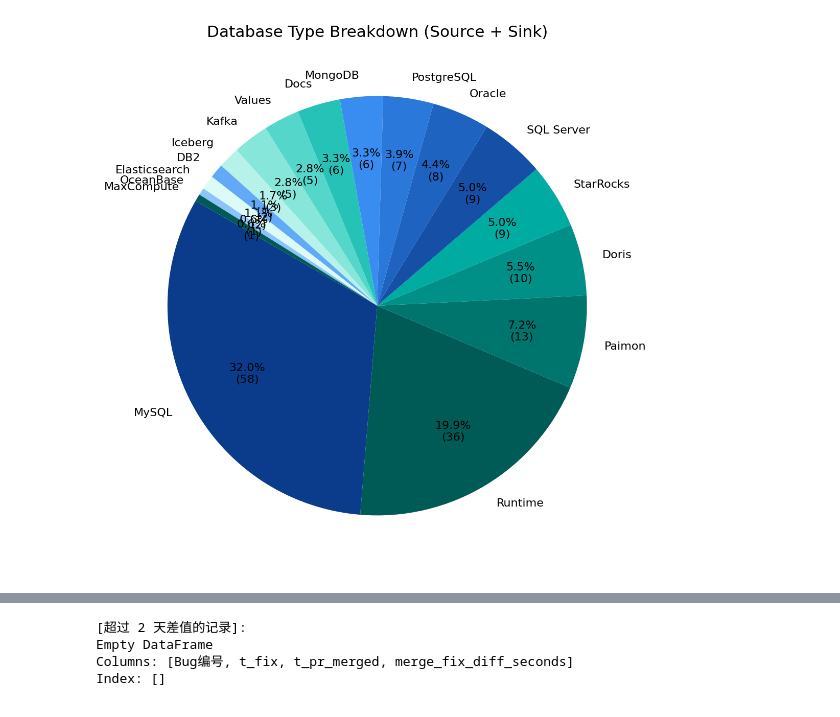
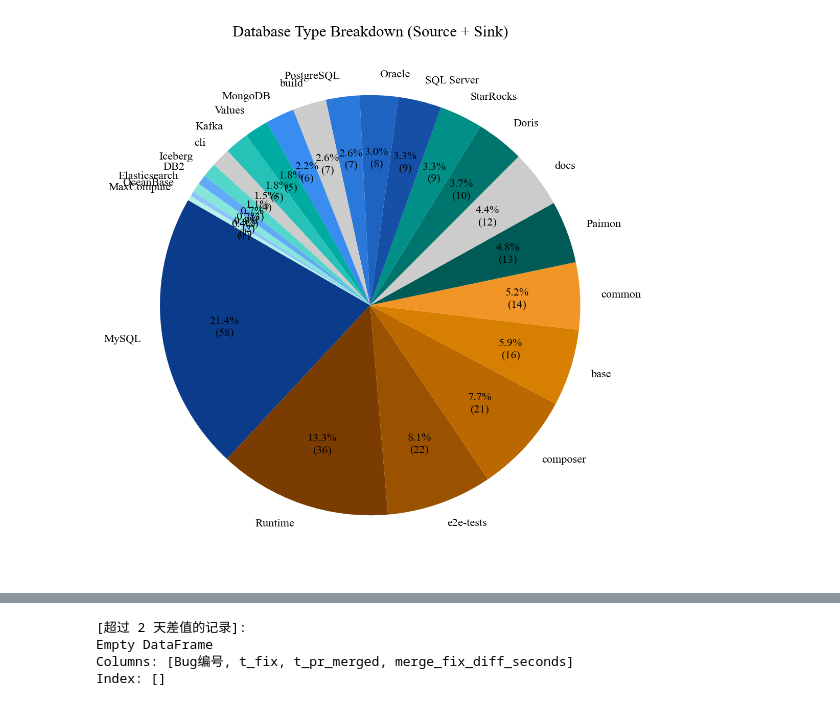
Before and after one commit to edwardzcn-decade/gh-easy-crawler, a Jupyter notebook: plot/scripts/plot_notebook.ipynb, the cells around one changed output, grey strips where cells are left out. Cells and saved outputs as stored; diff of their text form; code cells hidden in the pictures.

```diff
--- a/plot/scripts/plot_notebook.ipynb
+++ b/plot/scripts/plot_notebook.ipynb
@@ -235,0 +250,24 @@ print(db_counts)
+# %%
+# Resolve core processor
+print(db_counts)
+
+def addition_labels(df, column_names: list[str], target_strings: list[str]) -> tuple[Counter, dict]:
+  """Add counter for spectial strings in the specified columns."""
+
+  counter = Counter()
+  for _, row in df.iterrows():
+    merged = []
+    for c in column_names:
+      merged += split_multi_values(row.get(c, ""), sep=r"[;；,]")
+    for t in target_strings:
+      if t in merged:
+        counter[t] += 1
+  return (counter, dict(counter.most_common()))
+
+
+counter_addition, db_counts_addition = addition_labels(df, ["tool_labels"], ["e2e-tests","composer", "base", "common", "docs","build","cli"]) # double count for runtime
+print(db_counts_addition)
+counter_old.update(counter_addition)
+db_counts.update(db_counts_addition)
+print(counter_old.most_common())
+print(db_counts)
@@ -238,51 +281,65 @@ print(db_counts)
 # Fig 1:
 source_set = {"MySQL", "PostgreSQL", "MongoDB", "SQL Server", "Oracle", "DB2", "OceanBase", "Vitness", "TiDB"}
 sink_set = {"StarRocks", "Doris", "Kafka", "Paimon", "Iceberg", "Elasticsearch", "Fluss", "MaxCompute", "Values"}
+core_processor_set = {"Runtime", "e2e-tests","composer", "base", "common"} # care Runtime case
+other_set = {"docs","build","cli"}
 
-labels = list(db_counts.keys())
-values = list(db_counts.values())
+db_counts_new = dict(counter_old.most_common())
+
+labels = list(db_counts_new.keys())
+values = list(db_counts_new.values())
 
 # --------------------------
 # 2. Distribute colors（Source = Blue Family，Sink = Teal Family）
 # --------------------------
 colors = []
 blue_idx = 0
+orange_idx = 0
 teal_idx = 0
+# only one color
 for lab in labels:
     if lab in source_set:
         colors.append(blue_colors[blue_idx % len(blue_colors)])
         blue_idx += 1
+        # colors.append(BLUE_COLOR_DEFAULT)
+    elif lab in core_processor_set:
+        colors.append(orange_colors[orange_idx % len(orange_colors)])
+        orange_idx += 1
+        # colors.append(ORANGE_COLOR_DEFAULT)
+    elif lab in other_set:
+        colors.append(GRAY_COLOR_DEFAULT)
     else:
         colors.append(teal_colors[teal_idx % len(teal_colors)])
         teal_idx += 1
+        # colors.append(TEAL_COLOR_DEFAULT)
 
 # --------------------------
 # 3. Percentage format
 # --------------------------
 def autopct_fmt(pct, allvals):
     total = sum(allvals)
     count = int(round(pct/100.0 * total))
     return f"{pct:.1f}%\n({count})"
 
 # --------------------------
 # 4. Plot Pie
 # --------------------------
 fig1_1, ax1_1 = plt.subplots(figsize=(8, 7))
 
 ax1_1.pie(
     values,
     labels=labels,
     colors=colors,
     startangle=150,
     autopct=lambda pct: autopct_fmt(pct, values),
     pctdistance=0.70,
     textprops={"fontsize": 10}
 )
 
 ax1_1.set_title("Database Type Breakdown (Source + Sink)", fontsize=14)
 fig1_1.tight_layout()
 
 plt.show()
 # %% [output]
-[figure, old version]
+[figure, new version]
 # %%
```
Also changed, not shown: parts of 9 cells of this notebook, 1 other file.
